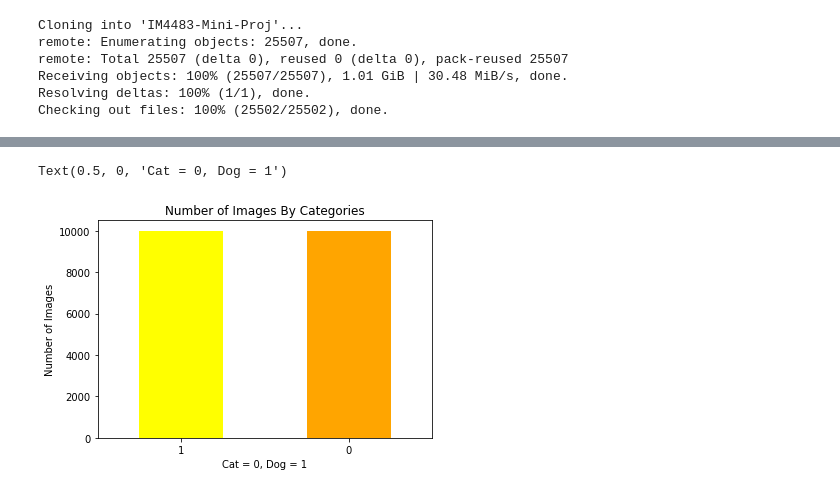
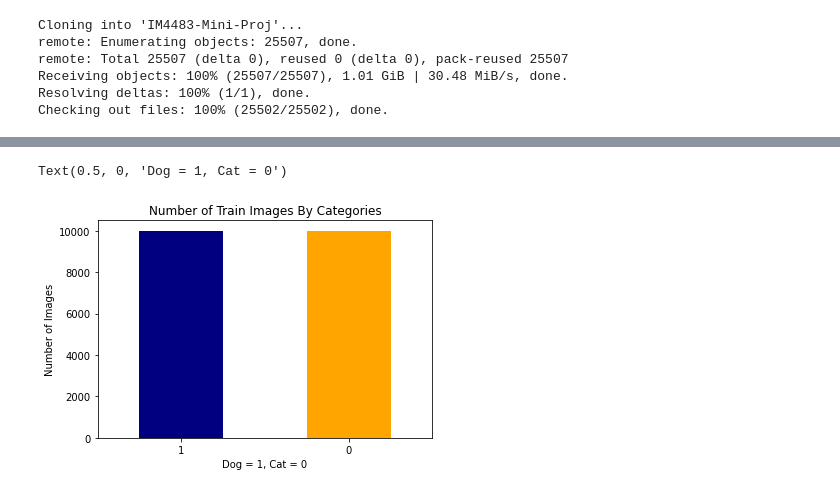
Before and after one commit to thejayden/IM4483-Mini-Proj, a Jupyter notebook: im4483_tanjiadian.ipynb, the cells around one changed output, grey strips where cells are left out. Cells and saved outputs as stored; diff of their text form; code cells hidden in the pictures.

```diff
--- a/im4483_tanjiadian.ipynb
+++ b/im4483_tanjiadian.ipynb
@@ -21,28 +21,28 @@ Receiving objects: 100% (25507/25507), 1.01 GiB | 30.48 MiB/s, done.
 Resolving deltas: 100% (1/1), done.
 Checking out files: 100% (25502/25502), done.
 # %%
-train_dir_cat = os.path.join(os.getcwd(), 'IM4483-Mini-Proj', 'train', 'cat')
-train_dir_dog = os.path.join(os.getcwd(), 'IM4483-Mini-Proj', 'train', 'dog')
-cat_train_images = os.listdir(train_dir_cat)
-dog_train_images = os.listdir(train_dir_dog)
+train_cat_dir = os.path.join(os.getcwd(), 'IM4483-Mini-Proj', 'train', 'cat')
+train_dog_dir = os.path.join(os.getcwd(), 'IM4483-Mini-Proj', 'train', 'dog')
+train_cat_images = os.listdir(train_cat_dir)
+train_dog_images = os.listdir(train_dog_dir)
 
 category_cat = []
 category_dog = []
 
-for image in cat_train_images:
-  category_cat.append(0)
-df = pd.DataFrame({
-    'filename': cat_train_images,
+for image in train_cat_images:
+  category_cat.append("0")
+df_train = pd.DataFrame({
+    'filename': train_cat_images,
     'category': category_cat
 })
 
-for image in dog_train_images:
-  category_dog.append(1)
-df2 = pd.DataFrame({
-    'filename': dog_train_images,
+for image in train_dog_images:
+  category_dog.append("1")
+df_train2 = pd.DataFrame({
+    'filename': train_dog_images,
     'category': category_dog
 })
 
-df = df.append(df2)
-print(df)
+df_train = df_train.append(df_train2)
+df_train.shape
 # %% [output]
@@ -84,7 +119,7 @@ print(df_sample)
 # %%
-barchart = df['category'].value_counts().plot(kind='bar', color=['yellow','orange'], title='Number of Images By Categories', rot=0)
-barchart.set_ylabel("Number of Images")
-barchart.set_xlabel("Cat = 0, Dog = 1")
+plt1 = df_train['category'].value_counts().plot(kind='bar', color=['navy','orange'], title='Number of Train Images By Categories', rot=0)
+plt1.set_ylabel("Number of Images")
+plt1.set_xlabel("Dog = 1, Cat = 0")
 # %% [output]
-Text(0.5, 0, 'Cat = 0, Dog = 1')
+Text(0.5, 0, 'Dog = 1, Cat = 0')
-[figure, old version]
+[figure, new version]
```
Also changed, not shown: parts of 9 cells of this notebook.
